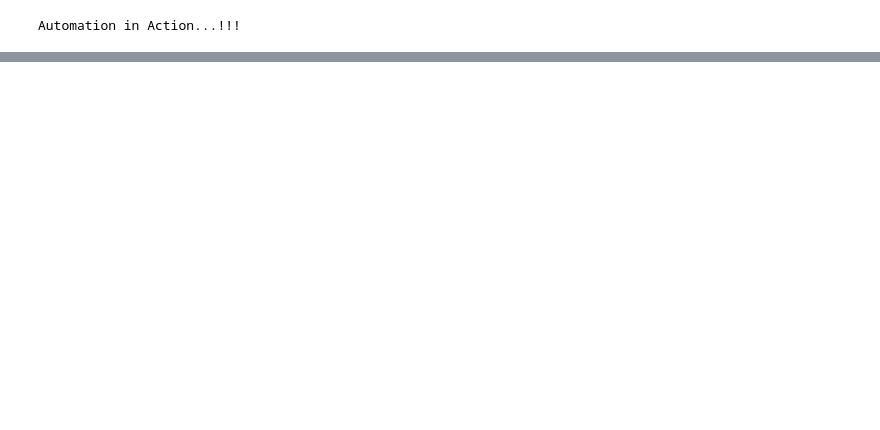
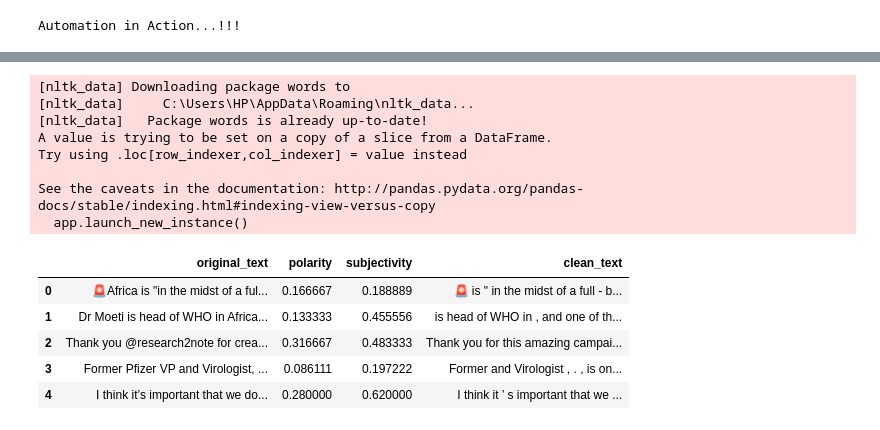
Before and after one commit to mozartofmath/Week0_Task3, a Jupyter notebook: Topic_and_Sentiment.ipynb, the cells around one changed output, grey strips where cells are left out. Cells and saved outputs as stored; diff of their text form; code cells hidden in the pictures; blank space fills up the shorter version.

```diff
--- a/Topic_and_Sentiment.ipynb
+++ b/Topic_and_Sentiment.ipynb
@@ -309,0 +269,33 @@ Prediction
+# %%
+import re
+import emoji
+import nltk
+nltk.download('words')
+words = set(nltk.corpus.words.words())
+
+def cleaner(tweet):
+    tweet = re.sub("@[A-Za-z0-9]+","",tweet) #Remove @ sign
+    tweet = re.sub(r"(?:\@|http?\://|https?\://|www)\S+", "", tweet) #Remove http links
+    tweet = " ".join(tweet.split())
+    tweet = ''.join(c for c in tweet if c not in emoji.UNICODE_EMOJI) #Remove Emojis
+    tweet = tweet.replace("#", "").replace("_", " ") #Remove hashtag sign but keep the text
+    tweet = " ".join(w for w in nltk.wordpunct_tokenize(tweet) \
+         if w.lower() in words or not w.isalpha())
+    return tweet
+mydataset['clean_text'] = mydataset['original_text'].map(lambda x: cleaner(x))
+mydataset.head()
+# %% [output]
+[nltk_data] Downloading package words to
+[nltk_data]     C:\Users\HP\AppData\Roaming\nltk_data...
+[nltk_data]   Package words is already up-to-date!
+A value is trying to be set on a copy of a slice from a DataFrame.
+Try using .loc[row_indexer,col_indexer] = value instead
+
+See the caveats in the documentation: http://pandas.pydata.org/pandas-docs/stable/indexing.html#indexing-view-versus-copy
+  app.launch_new_instance()
+|  | original_text | polarity | subjectivity | clean_text |
+| 0 | 🚨Africa is "in the midst of a ful... | 0.166667 | 0.188889 | 🚨 is " in the midst of a full - b... |
+| 1 | Dr Moeti is head of WHO in Africa... | 0.133333 | 0.455556 | is head of WHO in , and one of th... |
+| 2 | Thank you @research2note for crea... | 0.316667 | 0.483333 | Thank you for this amazing campai... |
+| 3 | Former Pfizer VP and Virologist, ... | 0.086111 | 0.197222 | Former and Virologist , . , is on... |
+| 4 | I think it’s important that we do... | 0.280000 | 0.620000 | I think it ’ s important that we ... |
```
Also changed, not shown: parts of 3 cells of this notebook.
